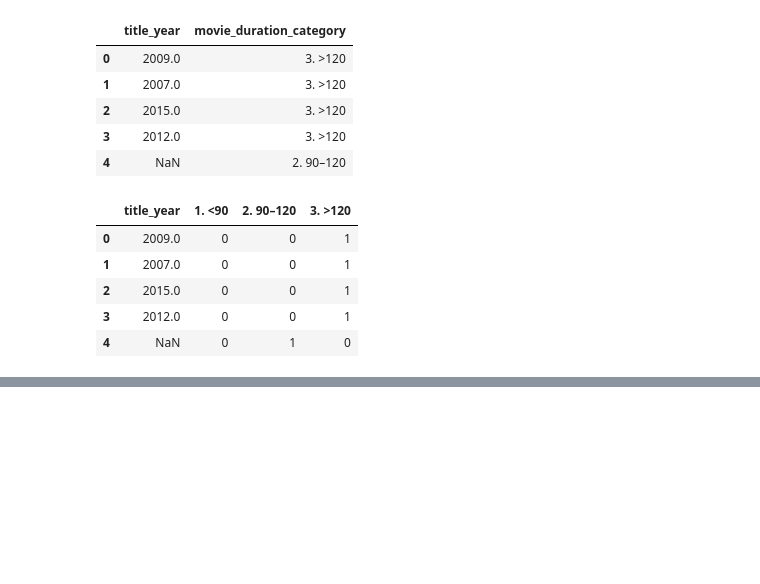
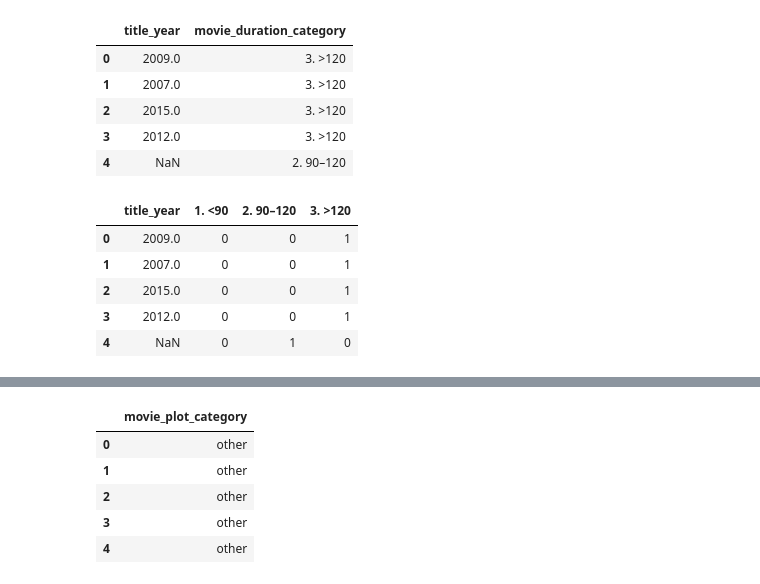
Before and after one commit to EderReisS/test_task_DS, a Jupyter notebook: Task 1/task1.ipynb, the cells around one changed output, grey strips where cells are left out. Drawn from its saved outputs; the diff is of its cells as text; code cells hidden in the pictures; blank space fills up the shorter version.

```diff
--- a/Task 1/task1.ipynb
+++ b/Task 1/task1.ipynb
@@ -155,0 +169,33 @@ summary_data.groupby(by = 'year').sum()
+# %%
+def categorize_plot(film_plots:str)->str:
+    '''Parameters: film_plots->string, keywords characterizing the film's plot who is separare by |'''
+    try:
+        keywords = film_plots.split('|')
+        is_love = ('love' in keywords)
+        is_death = ('death' in keywords)
+        is_love_and_death = (is_love and is_death)
+        is_other = not (is_love or is_death)
+
+        if is_other:
+            category = "other"
+        elif is_love_and_death:
+             category = "love_and_death"
+        elif is_love:
+            category = "love"
+        else:
+            category = "death"
+
+    except AttributeError:
+        category = "other"
+
+    return category
+# %%
+data['movie_plot_category'] = data['plot_keywords'].apply(categorize_plot)
+data['movie_plot_category'].to_frame().head()
+# %% [output]
+|  | movie_plot_category |
+| 0 | other |
+| 1 | other |
+| 2 | other |
+| 3 | other |
+| 4 | other |
```
Also changed, not shown: parts of 15 cells of this notebook.
